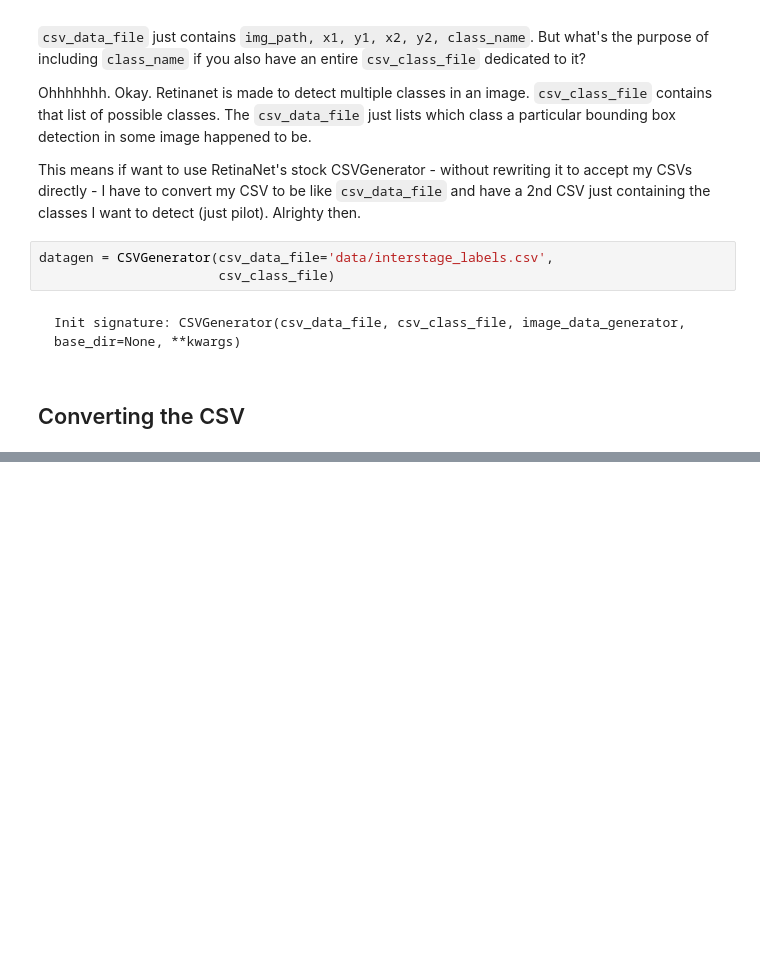
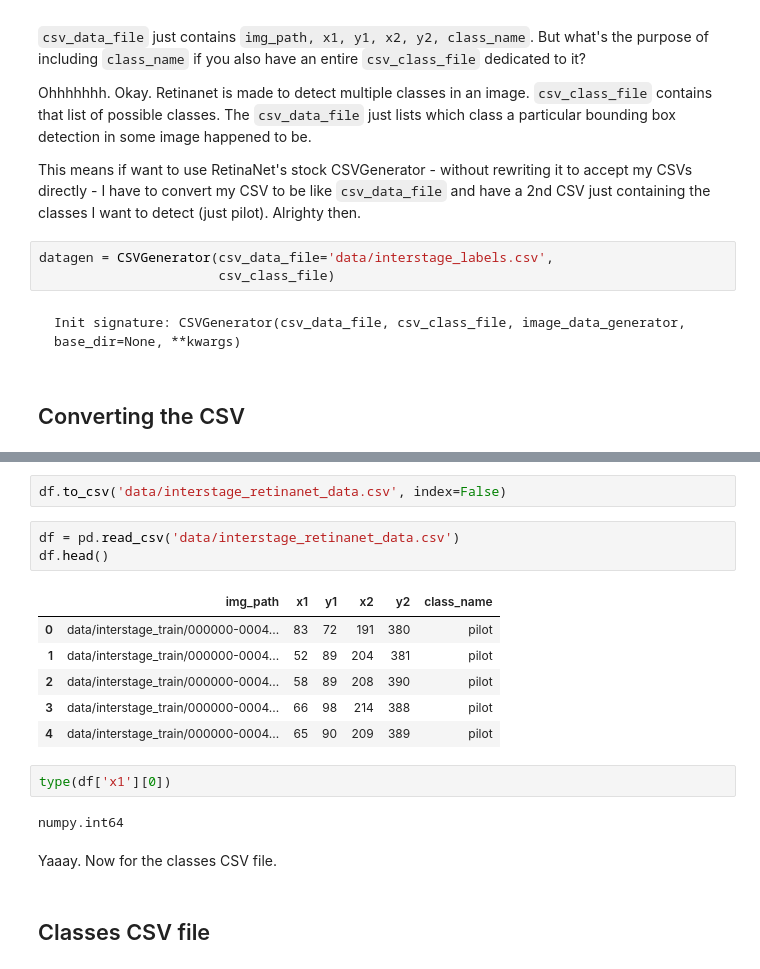
Before and after one commit to WNoxchi/Aersu, a Jupyter notebook: GLOC/finetune-retinanet-dev3.ipynb, the cells around one changed output, grey strips where cells are left out. Drawn from its saved outputs; the diff is of its cells as text; blank space fills up the shorter version.

```diff
--- a/GLOC/finetune-retinanet-dev3.ipynb
+++ b/GLOC/finetune-retinanet-dev3.ipynb
@@ -73,0 +138,20 @@ FileNotFoundError: File b'data/interstage_labels.csv' does not exist
+# %%
+df.to_csv('data/interstage_retinanet_data.csv', index=False)
+# %%
+df = pd.read_csv('data/interstage_retinanet_data.csv')
+df.head()
+# %% [output]
+|  | img_path | x1 | y1 | x2 | y2 | class_name |
+| 0 | data/interstage_train/000000-0004... | 83 | 72 | 191 | 380 | pilot |
+| 1 | data/interstage_train/000000-0004... | 52 | 89 | 204 | 381 | pilot |
+| 2 | data/interstage_train/000000-0004... | 58 | 89 | 208 | 390 | pilot |
+| 3 | data/interstage_train/000000-0004... | 66 | 98 | 214 | 388 | pilot |
+| 4 | data/interstage_train/000000-0004... | 65 | 90 | 209 | 389 | pilot |
+# %%
+type(df['x1'][0])
+# %% [output]
+numpy.int64
+# %% [markdown]
+Yaaay. Now for the classes CSV file.
+# %% [markdown]
+## Classes CSV file
```
Also changed, not shown: parts of 46 cells of this notebook.
